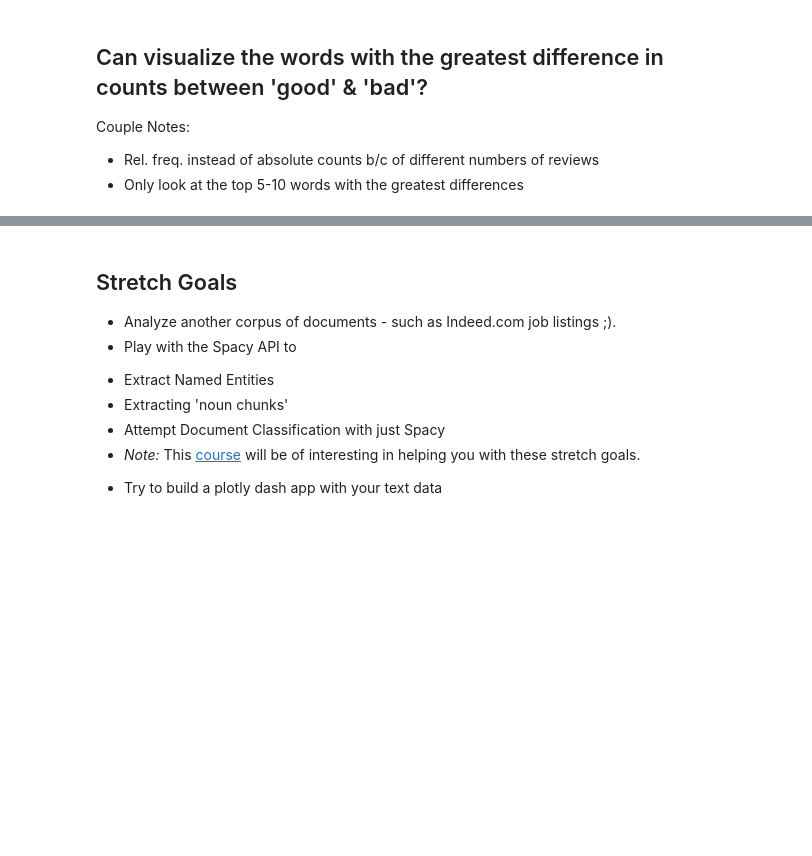
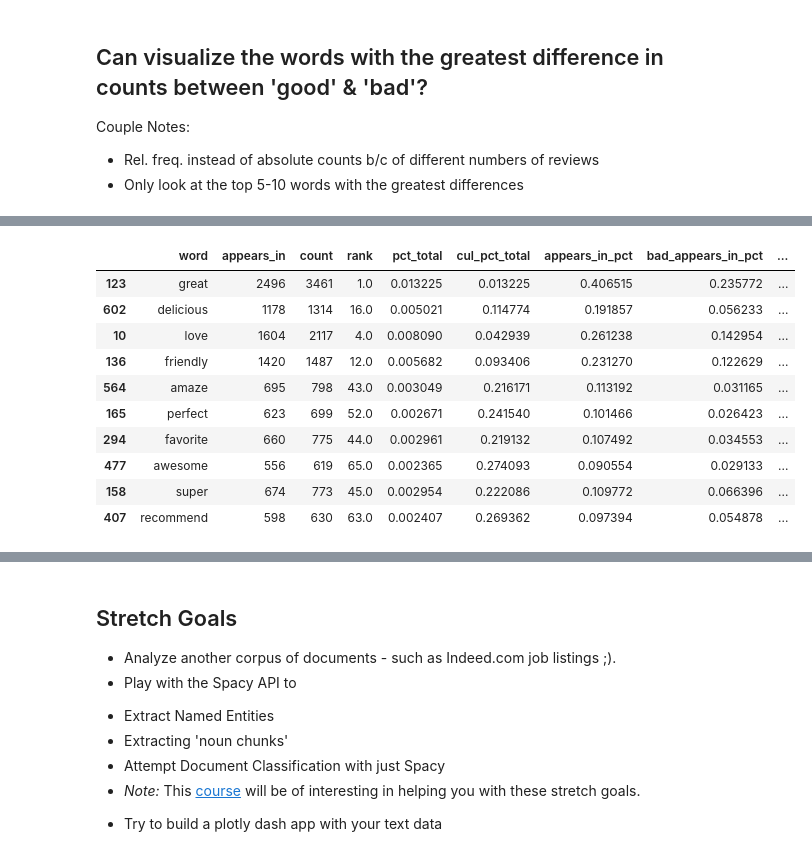
Before and after one commit to JimKing100/DS-Unit-4-Sprint-1-NLP, a Jupyter notebook: module1-text-data/LS_DS_411_Text_Data_Assignment.ipynb, the cells around one changed output, grey strips where cells are left out. Saved outputs shown, nothing was run; the diff lists cells and outputs as text; code cells hidden in the pictures; blank space fills up the shorter version.

```diff
--- a/module1-text-data/LS_DS_411_Text_Data_Assignment.ipynb
+++ b/module1-text-data/LS_DS_411_Text_Data_Assignment.ipynb
@@ -218,0 +259,14 @@ Couple Notes:
+# %%
+good_count.sort_values(by=['appears_in_diff'], ascending=False)[:10]
+# %% [output]
+|  | word | appears_in | count | rank | pct_total | cul_pct_total | appears_in_pct | bad_appears_in_pct | ... |
+| 123 | great | 2496 | 3461 | 1.0 | 0.013225 | 0.013225 | 0.406515 | 0.235772 | ... |
+| 602 | delicious | 1178 | 1314 | 16.0 | 0.005021 | 0.114774 | 0.191857 | 0.056233 | ... |
+| 10 | love | 1604 | 2117 | 4.0 | 0.008090 | 0.042939 | 0.261238 | 0.142954 | ... |
+| 136 | friendly | 1420 | 1487 | 12.0 | 0.005682 | 0.093406 | 0.231270 | 0.122629 | ... |
+| 564 | amaze | 695 | 798 | 43.0 | 0.003049 | 0.216171 | 0.113192 | 0.031165 | ... |
+| 165 | perfect | 623 | 699 | 52.0 | 0.002671 | 0.241540 | 0.101466 | 0.026423 | ... |
+| 294 | favorite | 660 | 775 | 44.0 | 0.002961 | 0.219132 | 0.107492 | 0.034553 | ... |
+| 477 | awesome | 556 | 619 | 65.0 | 0.002365 | 0.274093 | 0.090554 | 0.029133 | ... |
+| 158 | super | 674 | 773 | 45.0 | 0.002954 | 0.222086 | 0.109772 | 0.066396 | ... |
+| 407 | recommend | 598 | 630 | 63.0 | 0.002407 | 0.269362 | 0.097394 | 0.054878 | ... |
```
Also changed, not shown: parts of 7 cells of this notebook.
